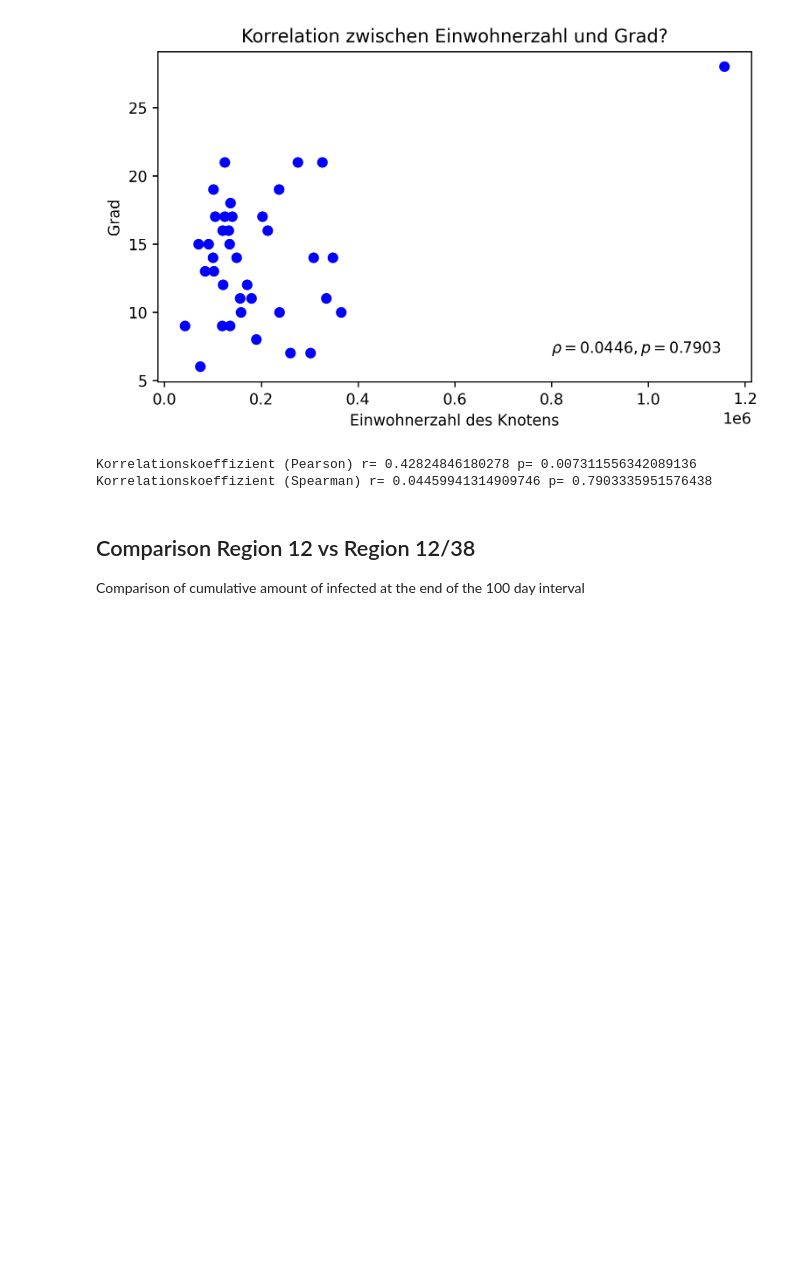
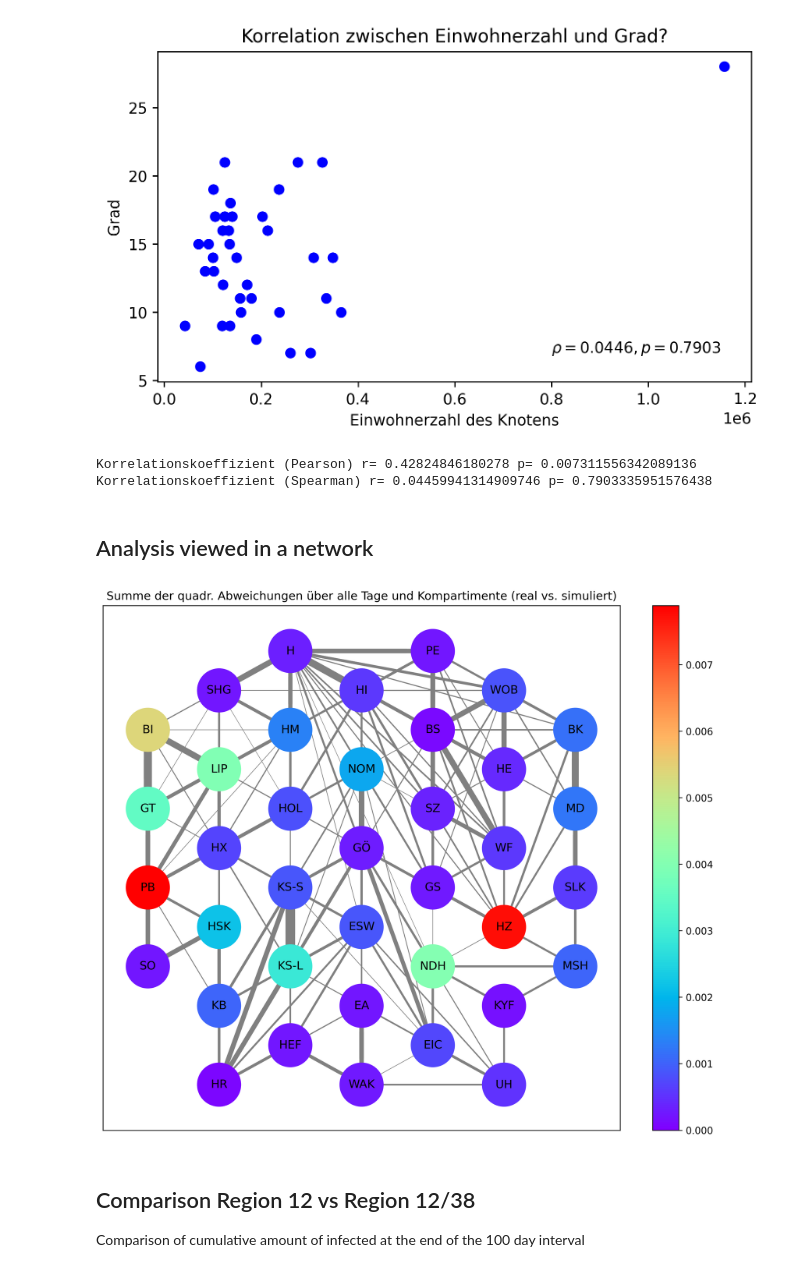
Before and after one commit to torbensun/Modeling-Of-Epidemics-With-Compartmental-And-Network-Models, a Jupyter notebook: Project.ipynb, the cells around one changed output. Drawn from its saved outputs; the diff is of its cells as text; code cells hidden in the pictures; blank space fills up the shorter version.

Commit message:
Analysis Shown In Network Plot

```diff
--- a/Project.ipynb
+++ b/Project.ipynb
@@ -1028,6 +1028,45 @@ print("Korrelationskoeffizient (Spearman) r=",r_h_s_3[0], "p=", r_h_s_3[1])
 # %% [output]
 Korrelationskoeffizient (Pearson) r= 0.42824846180278 p= 0.007311556342089136
 Korrelationskoeffizient (Spearman) r= 0.04459941314909746 p= 0.7903335951576438
+# %% [markdown]
+## Analysis viewed in a network
+# %%
+region_ids, labels, short_labels = region_setup(38)
+nw_mat = np.loadtxt("Pendler.txt")
+undirect_adjacency(nw_mat)
+scl = np.sqrt(3)/2
+distinct_pos = {0:(9,20*scl), 1:(6,14*scl), 2:(12,10*scl), 3:(3,12*scl), 4:(9,16*scl), 5:(9,12*scl), 6:(15,8*scl), 7:(6,10*scl), 8:(6,6*scl), 9:(9,8*scl), 10:(12,2*scl), 11:(12,6*scl), 12:(6,22*scl), 13:(3,20*scl), 14:(6,18*scl), 15:(3,16*scl), 16:(0,18*scl), 17:(0,14*scl), 18:(0,10*scl), 19:(0,6*scl), 20:(3,8*scl), 21:(3,4*scl), 22:(3,0), 23:(6,2*scl), 24:(9,0), 25:(9,4*scl), 26:(15,0), 27:(15,4*scl), 28:(18,6*scl), 29:(18,10*scl), 30:(18,14*scl), 31:(18,18*scl), 32:(15,16*scl), 33:(15,20*scl), 34:(15,12*scl), 35:(12,18*scl), 36:(12,14*scl), 37:(12,22*scl)}
+
+# Colormap
+
+ccm = plt.cm.ScalarMappable(cmap=plt.cm.rainbow, norm=plt.Normalize(vmin = 0, vmax=max(heavi_I_var)))
+ccm._A = []
+
+def create_colored_network(matrix,pos,colors):
+    """creates and plots undirected weighted network
+
+    Args:
+        matrix (array): undirected weighted adjacency matrix
+        pos (dictionary): node positions
+    """
+    G = nx.DiGraph()
+    dim=len(matrix[0])
+    for i in range(dim):
+        for j in range(dim):
+            if matrix[i][j] > 0:
+                G.add_edge(i,j, weight=matrix[i][j])
+    weights = [np.sqrt(G[u][v]['weight']/500) for u,v in G.edges]
+    plt.figure(figsize=(12,10),dpi=300)
+    plt.title("Summe der quadr. Abweichungen über alle Tage und Kompartimente (real vs. simuliert)")
+    nx.draw_networkx(G,pos, labels=short_labels,node_size=2000, with_labels=True, font_color='black', width=weights, node_color=colors ,edge_color='grey',cmap=plt.cm.rainbow,vmin=0, vmax=max(heavi_I_var),arrowsize=1e-10)
+    plt.colorbar(ccm)
+    plt.savefig('Media/Networks/Network_Analysis.png')
+    plt.show()
+    return G, weights
+# %%
+nw38 = create_colored_network(nw_mat, distinct_pos, heavi_I_var)
+# %% [output]
+[figure, added]
 # %% [markdown]
 ## Comparison Region 12 vs Region 12/38
 Comparison of cumulative amount of infected at the end of the 100 day interval
```
Also changed, not shown: 1 other file.
